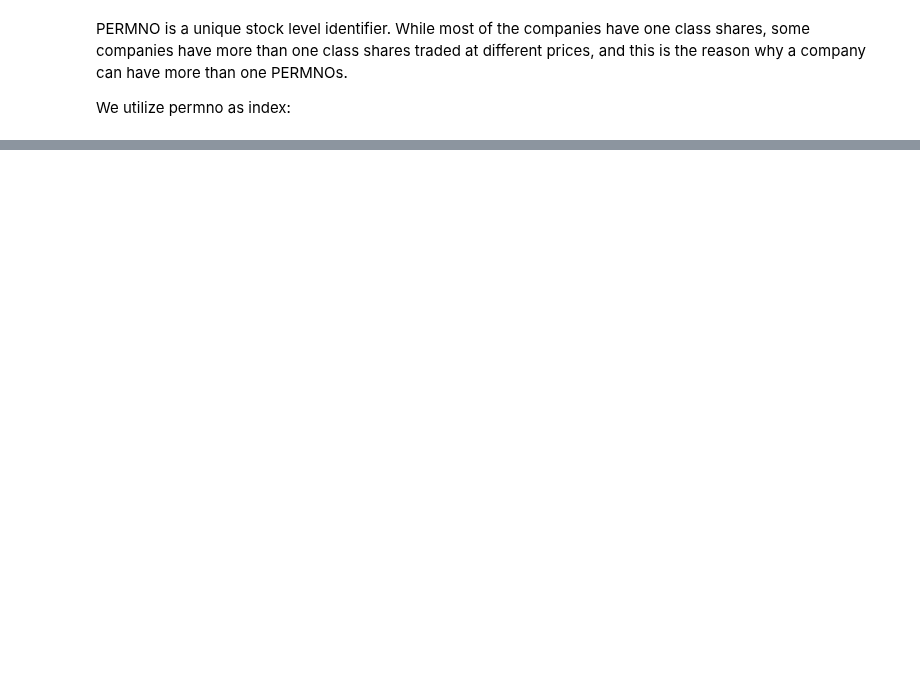
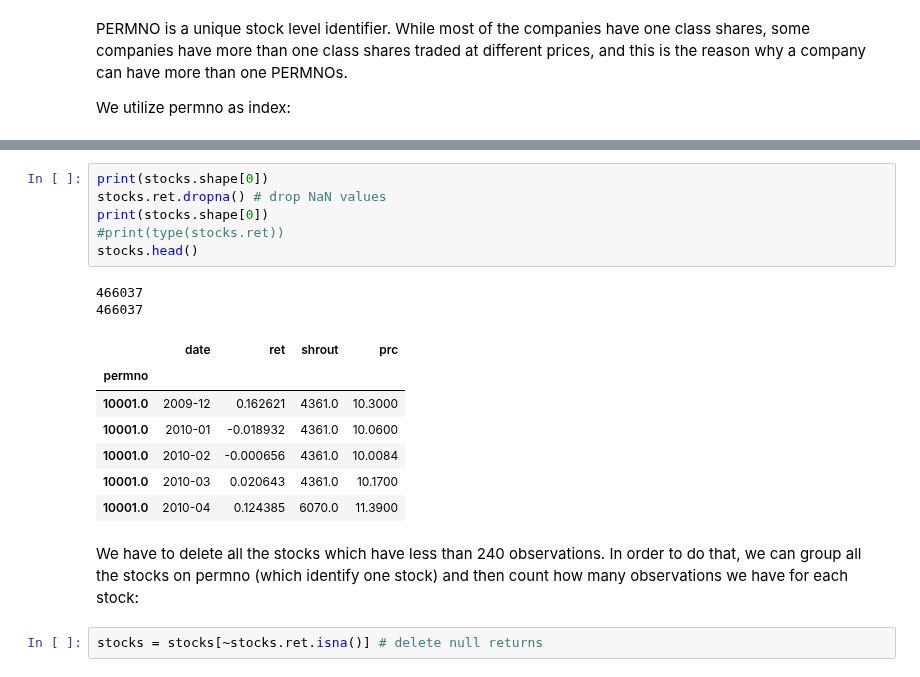
Before and after one commit to baohien97/EPFL-Investments, a Jupyter notebook: As6/Untitled.ipynb, the cells around one changed output, grey strips where cells are left out. Saved outputs shown, nothing was run; the diff lists cells and outputs as text; blank space fills up the shorter version.

```diff
--- a/As6/Untitled.ipynb
+++ b/As6/Untitled.ipynb
@@ -35,0 +61,20 @@ stocks.head()
+# %%
+print(stocks.shape[0])
+stocks.ret.dropna() # drop NaN values
+print(stocks.shape[0])
+#print(type(stocks.ret))
+stocks.head()
+# %% [output]
+466037
+466037
+|  | date | ret | shrout | prc |
+| permno |  |  |  |  |
+| 10001.0 | 2009-12 | 0.162621 | 4361.0 | 10.3000 |
+| 10001.0 | 2010-01 | -0.018932 | 4361.0 | 10.0600 |
+| 10001.0 | 2010-02 | -0.000656 | 4361.0 | 10.0084 |
+| 10001.0 | 2010-03 | 0.020643 | 4361.0 | 10.1700 |
+| 10001.0 | 2010-04 | 0.124385 | 6070.0 | 11.3900 |
+# %% [markdown]
+We have to delete all the stocks which have less than 240 observations. In order to do that, we can group all the stocks on permno (which identify one stock) and then count how many observations we have for each stock:
+# %%
+stocks = stocks[~stocks.ret.isna()] # delete null returns
```
Also changed, not shown: parts of 18 cells of this notebook, 2 other files.
